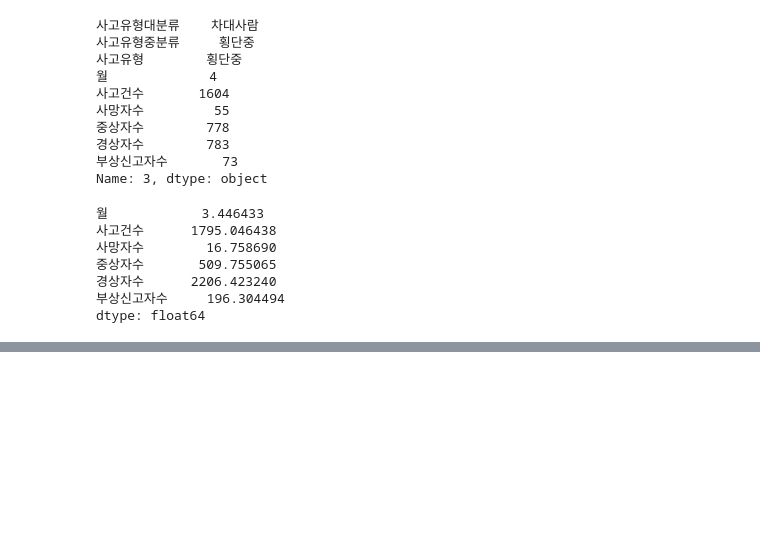
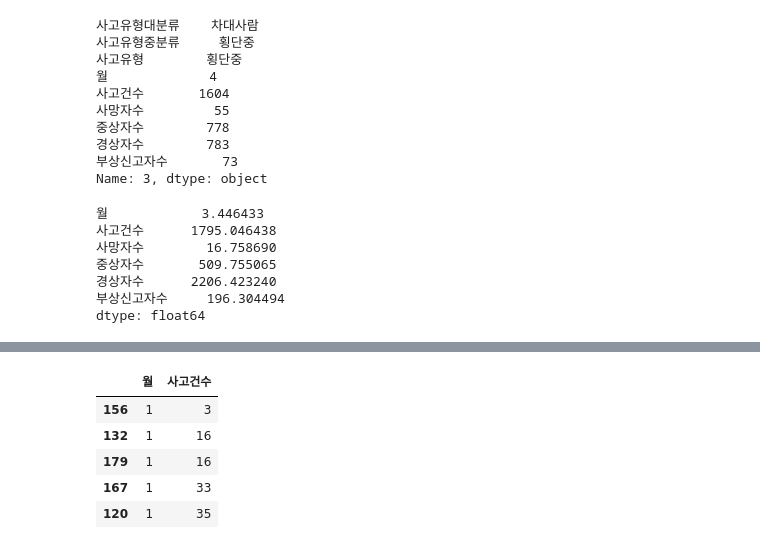
Before and after one commit to SoheeKims/Study-Python, a Jupyter notebook: 교통사고_유형별_사고건_21_01_23~.ipynb, the cells around one changed output, grey strips where cells are left out. Saved outputs shown, nothing was run; the diff lists cells and outputs as text; code cells hidden in the pictures; blank space fills up the shorter version.

```diff
--- a/교통사고_유형별_사고건_21_01_23~.ipynb
+++ b/교통사고_유형별_사고건_21_01_23~.ipynb
@@ -196,0 +221,11 @@ dtype: float64
+# %%
+# 월 기준으로 정렬
+month=month.sort_values(by = ['월','사고건수'])
+month.head()
+# %% [output]
+|  | 월 | 사고건수 |
+| 156 | 1 | 3 |
+| 132 | 1 | 16 |
+| 179 | 1 | 16 |
+| 167 | 1 | 33 |
+| 120 | 1 | 35 |
```
Also changed, not shown: parts of 9 cells of this notebook.
